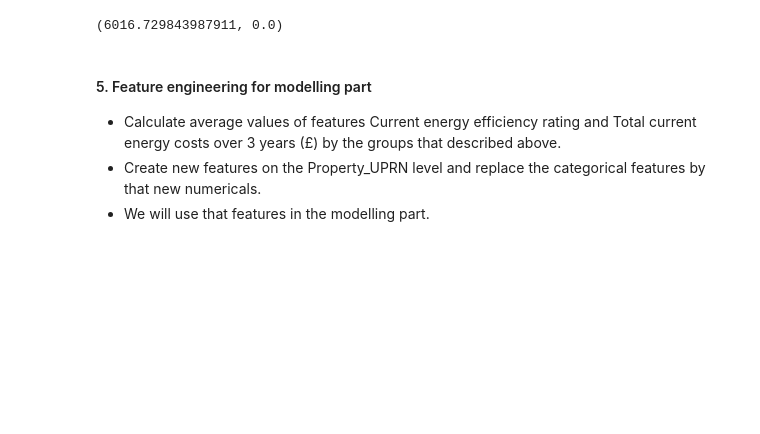
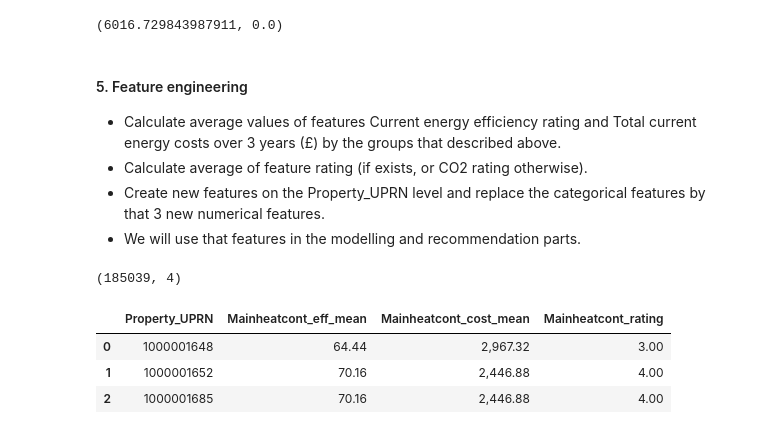
Before and after one commit to abessalov/Ocean_Energy_Efficiency, a Jupyter notebook: 4_Analyzing_mainheatcont.ipynb, the cells around one changed output. Cells and saved outputs as stored; diff of their text form; code cells hidden in the pictures; blank space fills up the shorter version.

```diff
--- a/4_Analyzing_mainheatcont.ipynb
+++ b/4_Analyzing_mainheatcont.ipynb
@@ -190,10 +190,11 @@ fvalue, pvalue
 # %% [output]
 (6016.729843987911, 0.0)
 # %% [markdown]
-#### 5. Feature engineering for modelling part
+#### 5. Feature engineering
 - Calculate average values of features Current energy efficiency rating and Total current energy costs over 3 years (£) by the groups that described above.
-- Create new features on the Property_UPRN level and replace the categorical features by that new numericals.
-- We will use that features in the modelling part.
+- Calculate average of feature rating (if exists, or CO2 rating otherwise).
+- Create new features on the Property_UPRN level and replace the categorical features by that 3 new numerical features.
+- We will use that features in the modelling and recommendation parts.
 # %%
 # Calculate average values of features Current energy efficiency rating and Total current energy costs over 3 years (£) by the groups.
 pre = 'Mainheatcont_'
@@ -209,6 +210,18 @@ del df2[pre+'cost_len']
 df2 = df2.groupby('group_name')[pre+'eff_mean',pre+'cost_mean'].mean().reset_index()
 df1 = df1.merge(df2)
 df3 = df1.groupby('Property_UPRN')[pre+'eff_mean',pre+'cost_mean'].mean().reset_index()
+# %%
+# Add average feature rating
+df4 = df1.groupby('Property_UPRN')[pre+'rating'].mean().reset_index()
+df3 = df3.merge(df4)
+print(df3.shape)
+df3[:3]
+# %% [output]
+(185039, 4)
+|  | Property_UPRN | Mainheatcont_eff_mean | Mainheatcont_cost_mean | Mainheatcont_rating |
+| 0 | 1000001648 | 64.44 | 2,967.32 | 3.00 |
+| 1 | 1000001652 | 70.16 | 2,446.88 | 4.00 |
+| 2 | 1000001685 | 70.16 | 2,446.88 | 4.00 |
 # %%
 # We will use that features in the modelling part.
 df3.to_csv('data/features/MAINHEATCONT_DESCRIPTION.csv', index = False, encoding = 'utf8', sep = '|')
```
Also changed, not shown: 20 other files.
